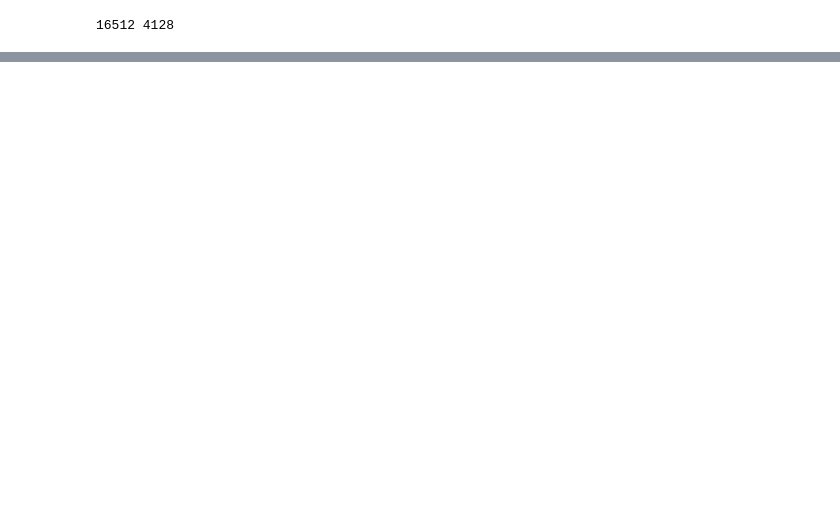
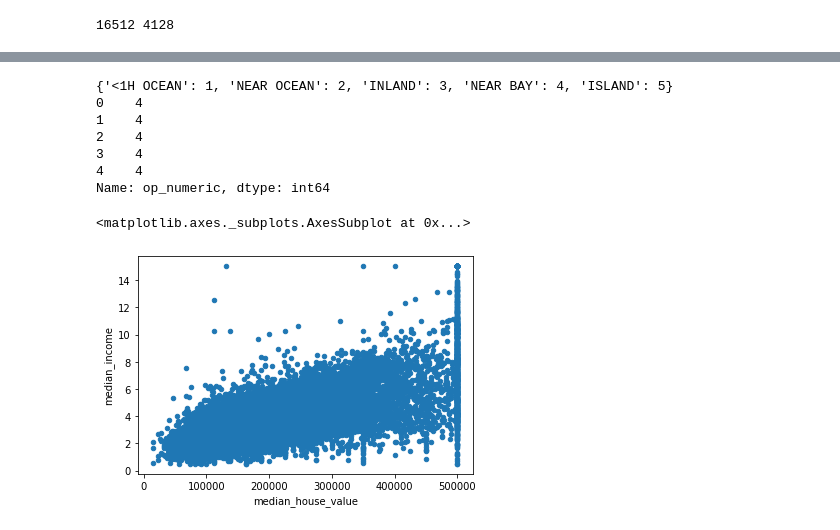
Before and after one commit to fanbyprinciple/hands_on_ml, a Jupyter notebook: chapter_two/housing.ipynb, the cells around one changed output, grey strips where cells are left out. Drawn from its saved outputs; the diff is of its cells as text; code cells hidden in the pictures; blank space fills up the shorter version.

```diff
--- a/chapter_two/housing.ipynb
+++ b/chapter_two/housing.ipynb
@@ -208,0 +329,34 @@ print(len(train_set), len(test_set))
+# %%
+# plotting with proximity of ocean
+ocean_array = housing_play["ocean_proximity"].unique()
+ocean_dict = {}
+
+counter = 1
+for i in ocean_array:
+    ocean_dict[i] = counter
+    counter += 1
+print(ocean_dict)
+
+for i, element in enumerate(housing_play["ocean_proximity"]):
+    housing["op_numeric"] = ocean_dict[element]
+
+
+print(housing["op_numeric"][:5])
+
+#housing
+
+#housing_play["ocean_proximity"].unique()
+
+#print(len(housing_play["op_numeric"]))
+# print(len(housing_play["median_house_value"]))
+housing_play.plot(kind="scatter", x="median_house_value", y="median_income")
+# %% [output]
+{'<1H OCEAN': 1, 'NEAR OCEAN': 2, 'INLAND': 3, 'NEAR BAY': 4, 'ISLAND': 5}
+0    4
+1    4
+2    4
+3    4
+4    4
+Name: op_numeric, dtype: int64
+<matplotlib.axes._subplots.AxesSubplot at 0x...>
+[figure, added]
```
Also changed, not shown: parts of 12 cells of this notebook, 2 other files.
